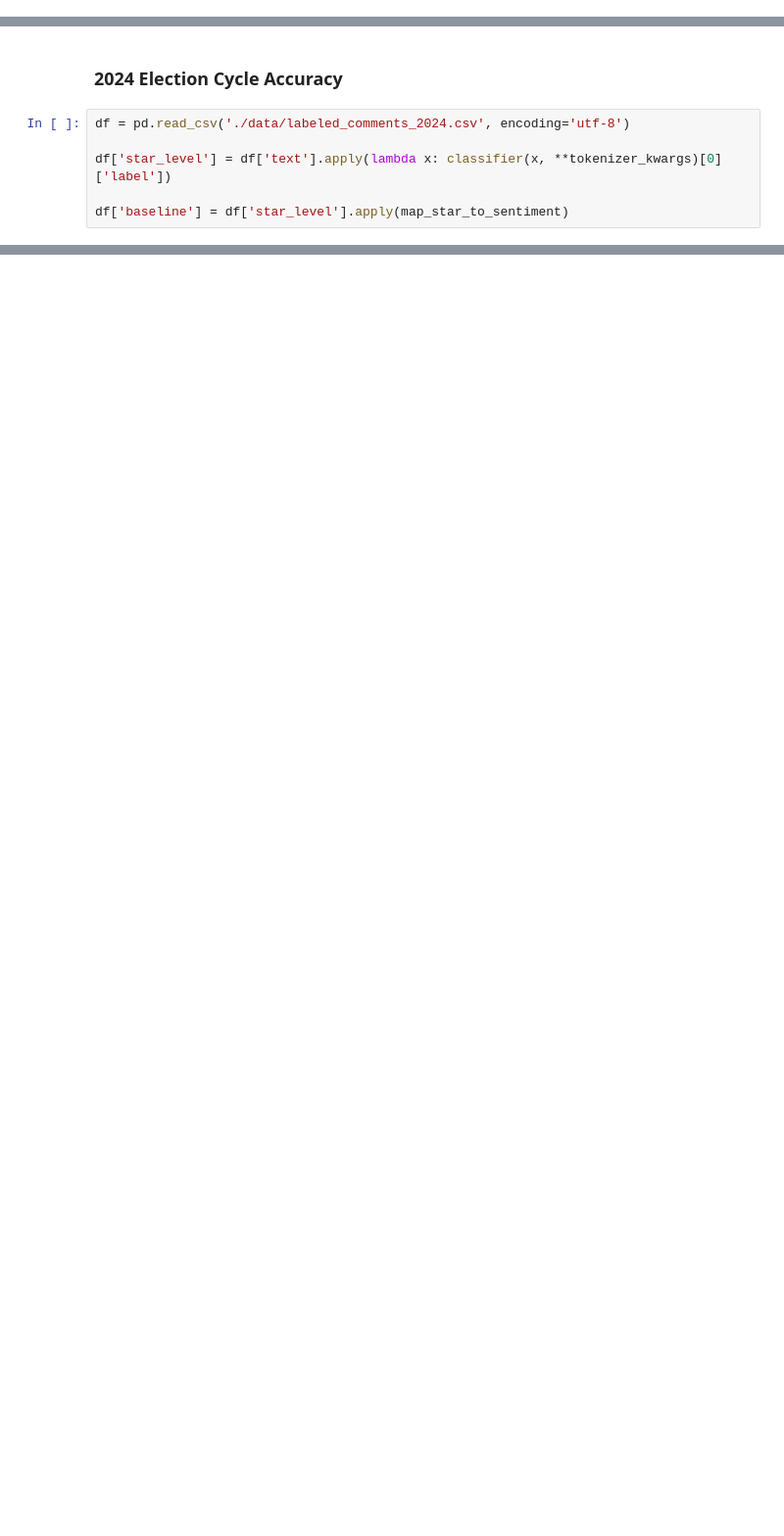
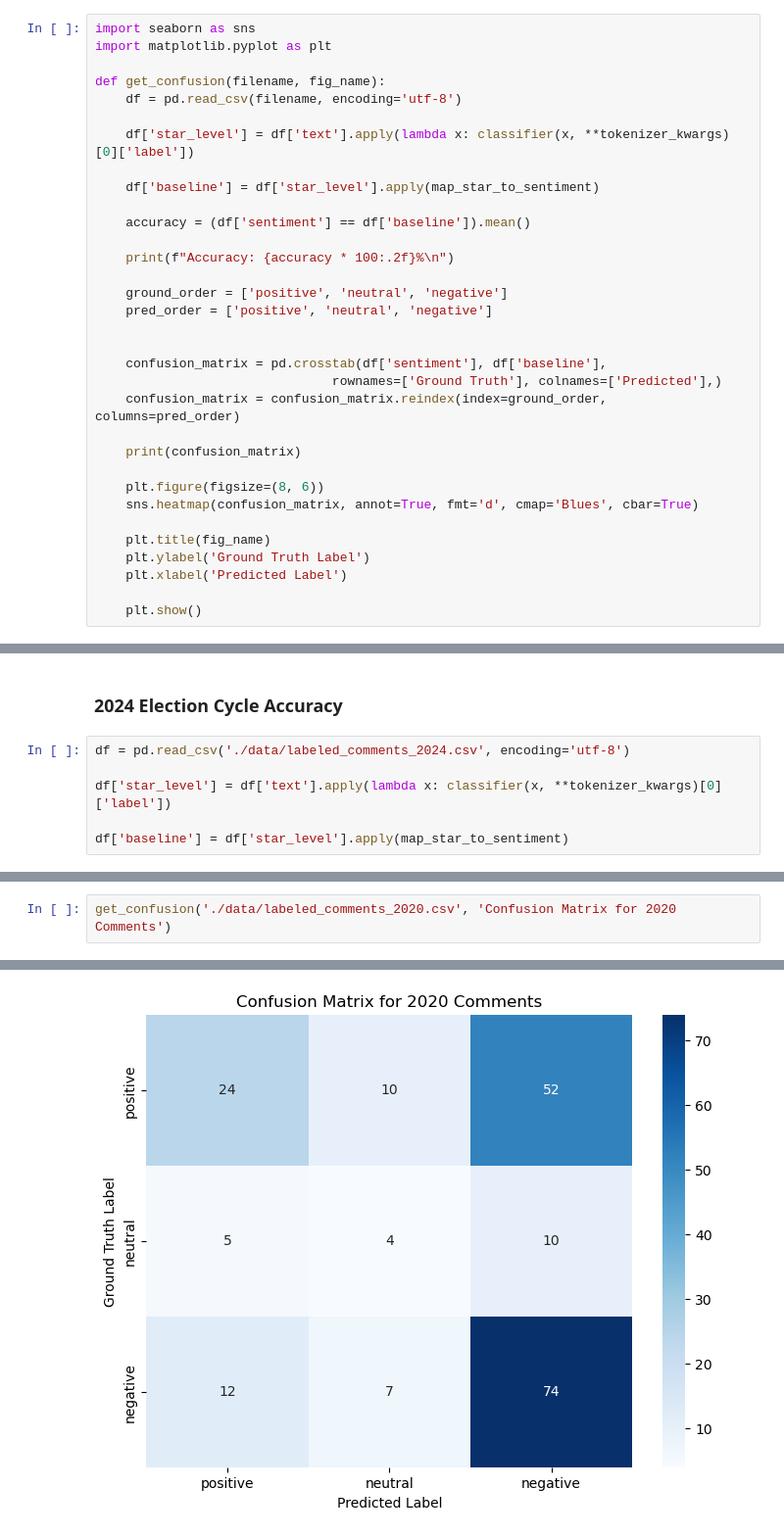
Before and after one commit to gckang/nlp-reddit-election-posts-proj, a Jupyter notebook: baseline_bert.ipynb, the cells around one changed output, grey strips where cells are left out. Shown at 98% size. Saved outputs shown, nothing was run; the diff lists cells and outputs as text; blank space fills up the shorter version.

```diff
--- a/baseline_bert.ipynb
+++ b/baseline_bert.ipynb
@@ -25,6 +23,39 @@ def map_star_to_sentiment(star):
 
 classifier = pipeline("sentiment-analysis", model=model, tokenizer=tokenizer)
 tokenizer_kwargs = {'padding':True,'truncation':True,'max_length':512}
+# %%
+import seaborn as sns
+import matplotlib.pyplot as plt
+
+def get_confusion(filename, fig_name):
+    df = pd.read_csv(filename, encoding='utf-8')
+
+    df['star_level'] = df['text'].apply(lambda x: classifier(x, **tokenizer_kwargs)[0]['label'])
+
+    df['baseline'] = df['star_level'].apply(map_star_to_sentiment)
+
+    accuracy = (df['sentiment'] == df['baseline']).mean()
+
+    print(f"Accuracy: {accuracy * 100:.2f}%\n")
+
+    ground_order = ['positive', 'neutral', 'negative']
+    pred_order = ['positive', 'neutral', 'negative']
+
+
+    confusion_matrix = pd.crosstab(df['sentiment'], df['baseline'],
+                               rownames=['Ground Truth'], colnames=['Predicted'],)
+    confusion_matrix = confusion_matrix.reindex(index=ground_order, columns=pred_order)
+
+    print(confusion_matrix)
+
+    plt.figure(figsize=(8, 6))
+    sns.heatmap(confusion_matrix, annot=True, fmt='d', cmap='Blues', cbar=True)
+
+    plt.title(fig_name)
+    plt.ylabel('Ground Truth Label')
+    plt.xlabel('Predicted Label')
+
+    plt.show()
 # %% [markdown]
 ## Baseline BERT Results
 # %% [markdown]
@@ -66,0 +143,3 @@ print(f"Accuracy: {accuracy * 100:.2f}%")
+# %%
+get_confusion('./data/labeled_comments_2020.csv', 'Confusion Matrix for 2020 Comments')
+# %% [output]
@@ -66,0 +153 @@ print(f"Accuracy: {accuracy * 100:.2f}%")
+[figure, added]
```
Also changed, not shown: parts of 11 cells of this notebook, 12 other files.
